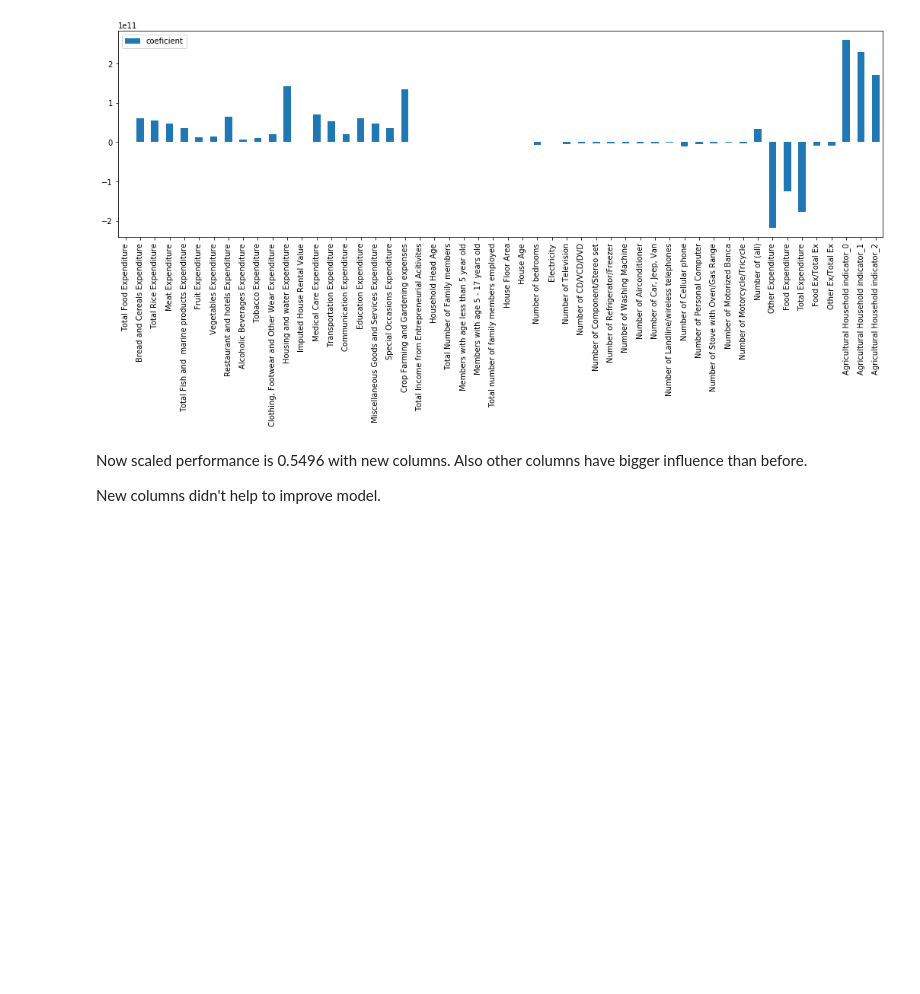
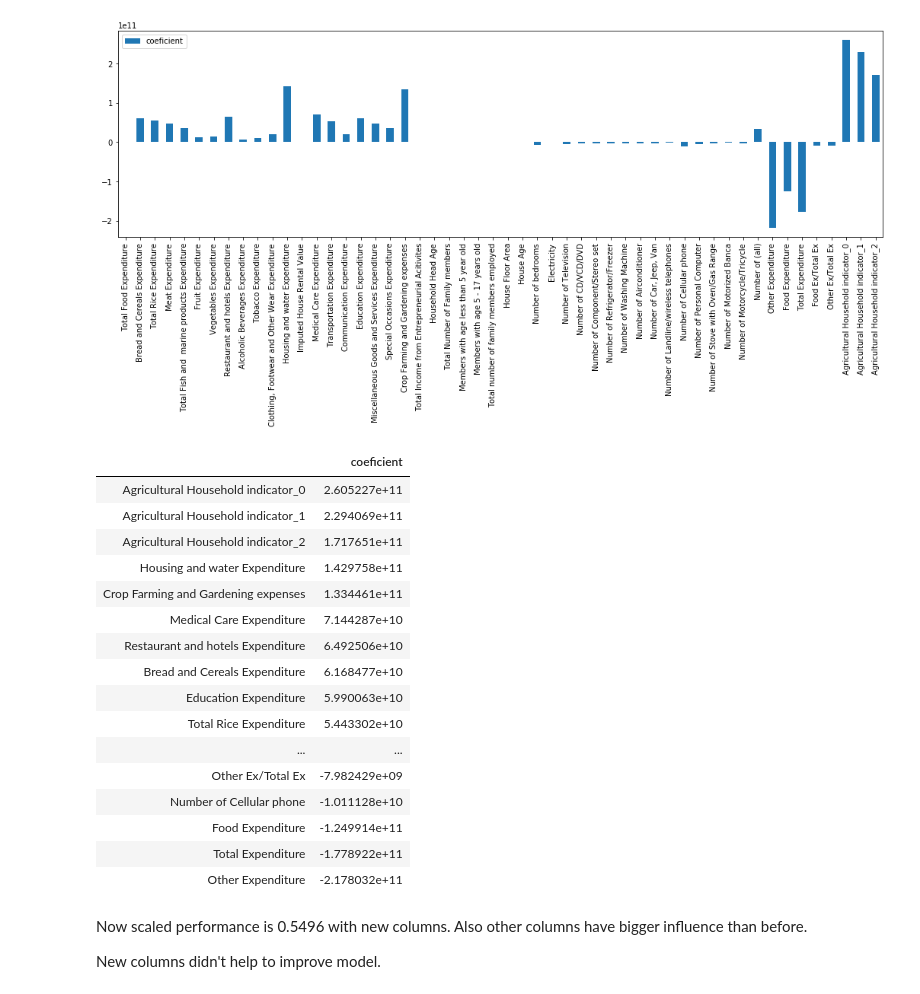
Before and after one commit to Rasa117/project, a Jupyter notebook: Model 1 - Linear Regression.ipynb, the cells around one changed output. Drawn from its saved outputs; the diff is of its cells as text; code cells hidden in the pictures; blank space fills up the shorter version.

```diff
--- a/Model 1 - Linear Regression.ipynb
+++ b/Model 1 - Linear Regression.ipynb
@@ -209,6 +209,26 @@ coef_importance.plot(kind='bar', figsize=(18,5))
 # %% [output]
 <matplotlib.axes._subplots.AxesSubplot at 0x...>
 [figure]
+# %%
+coef_importance.sort_values(by = ["coeficient"], ascending = False)
+# %% [output]
+|  | coeficient |
+| Agricultural Household indicator_0 | 2.605227e+11 |
+| Agricultural Household indicator_1 | 2.294069e+11 |
+| Agricultural Household indicator_2 | 1.717651e+11 |
+| Housing and water Expenditure | 1.429758e+11 |
+| Crop Farming and Gardening expenses | 1.334461e+11 |
+| Medical Care Expenditure | 7.144287e+10 |
+| Restaurant and hotels Expenditure | 6.492506e+10 |
+| Bread and Cereals Expenditure | 6.168477e+10 |
+| Education Expenditure | 5.990063e+10 |
+| Total Rice Expenditure | 5.443302e+10 |
+| ... | ... |
+| Other Ex/Total Ex | -7.982429e+09 |
+| Number of Cellular phone | -1.011128e+10 |
+| Food Expenditure | -1.249914e+11 |
+| Total Expenditure | -1.778922e+11 |
+| Other Expenditure | -2.178032e+11 |
 # %% [markdown]
 Now scaled performance is 0.5496 with new columns. Also other columns have bigger influence than before.
 
```
Also changed, not shown: parts of 2 cells of this notebook.
